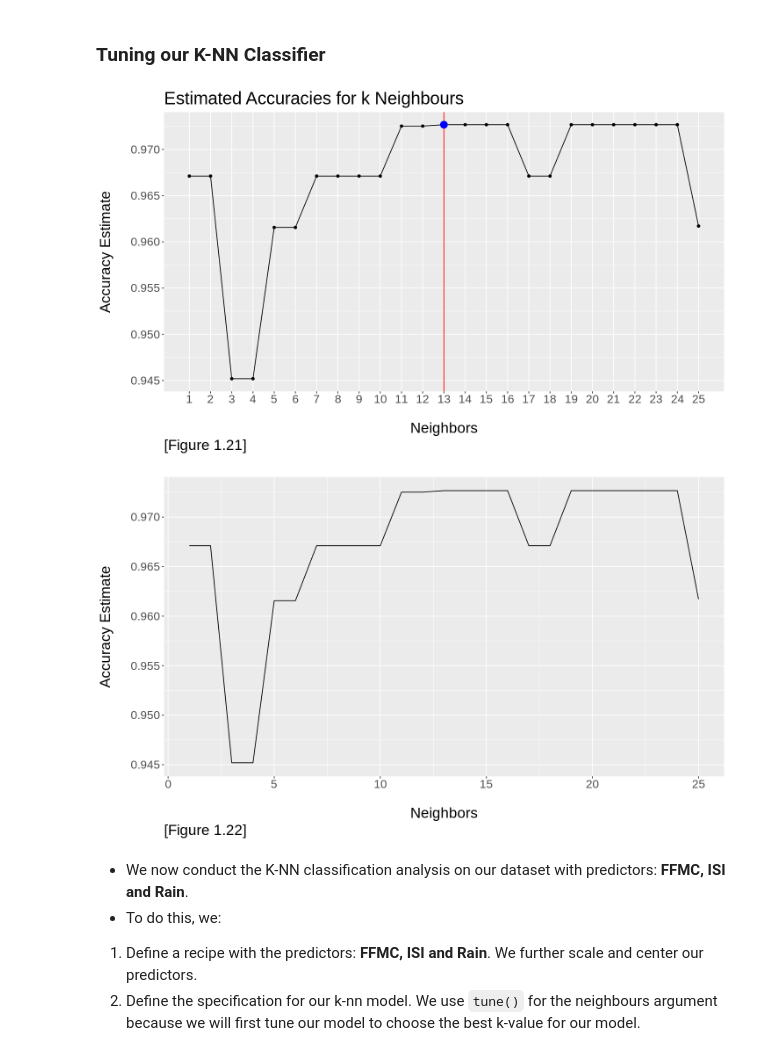
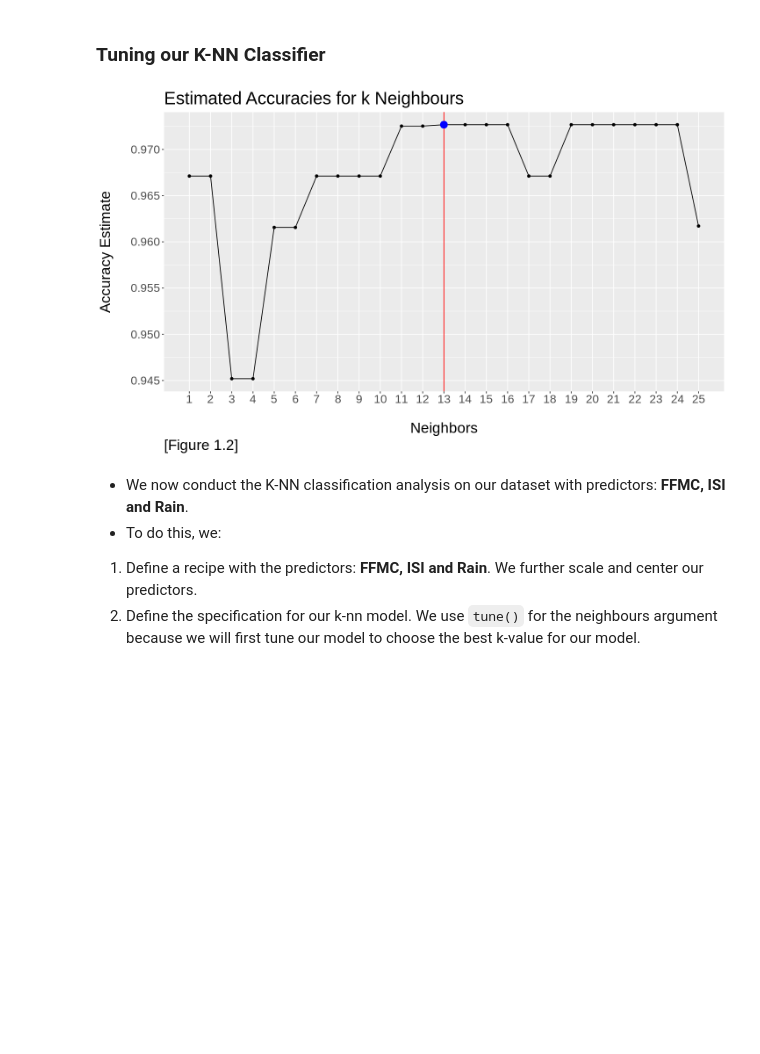
Before and after one commit to omertahi/DSCI100-Group26-Project, a Jupyter notebook: forest_fire_report.ipynb, the cells around one changed output. Saved outputs shown, nothing was run; the diff lists cells and outputs as text; code cells hidden in the pictures; blank space fills up the shorter version.

```diff
--- a/forest_fire_report.ipynb
+++ b/forest_fire_report.ipynb
@@ -395,46 +395,36 @@ knn_spec <- nearest_neighbor(weight_func = "rectangular", neighbors = tune()) %>
 
 ff_vfold <- vfold_cv(ff_train, v = 5, strata = Classes)
 gridvals <- tibble(neighbors = seq(1, 25))
 
 ff_results <- workflow() %>%
     add_recipe(ff_recipe) %>%
     add_model(knn_spec) %>%
     tune_grid(resamples = ff_vfold, grid = gridvals) %>%
     collect_metrics() %>%
     filter(.metric == "accuracy")
 
 options(repr.plot.width = 12, repr.plot.height = 7)
 
 ky <- ff_results %>% filter(neighbors == 13) %>% select(mean) %>% pull()
 
 cross_val_plot <- ff_results %>%
     ggplot(aes(x = neighbors, y = mean)) +
     geom_point() +
     geom_line() +
     geom_vline(xintercept = 13, colour = "red") +
     geom_point(aes(x=13, y= ky), size = 4, colour = "blue") +
     labs(x = "\nNeighbors",
          y = "Accuracy Estimate\n",
          title = "Estimated Accuracies for k Neighbours",
-         caption = "[Figure 1.21]") +
+         caption = "[Figure 1.2]") +
     scale_x_continuous(limits = c(1, 25), breaks = seq(1, 25), minor_breaks = seq(1, 25, 1)) +
     theme(text = element_text(size = 20),
           plot.caption = element_text(size = 20, hjust = 0))
 
 cross_val_plot
-
-gridvals1 <- tibble(neighbors = seq(1, 50))
-ff_results %>%
-    ggplot(aes(x = neighbors, y = mean)) +
-    geom_line() +
-    labs(x = "\nNeighbors",
-         y = "Accuracy Estimate\n",
-         caption = "[Figure 1.22]") +
-    theme(text = element_text(size = 20),
-          plot.caption = element_text(size = 20, hjust = 0))
+# This visualization suggests that K=13 provides the highest and the most omptimal accuracy.
 # %% [output]
-[figure, old version]
+[figure, new version]
-[figure, removed]
 # %% [markdown]
 * We now conduct the K-NN classification analysis on our dataset with predictors: __FFMC, ISI and Rain__.
 * To do this, we:
```
